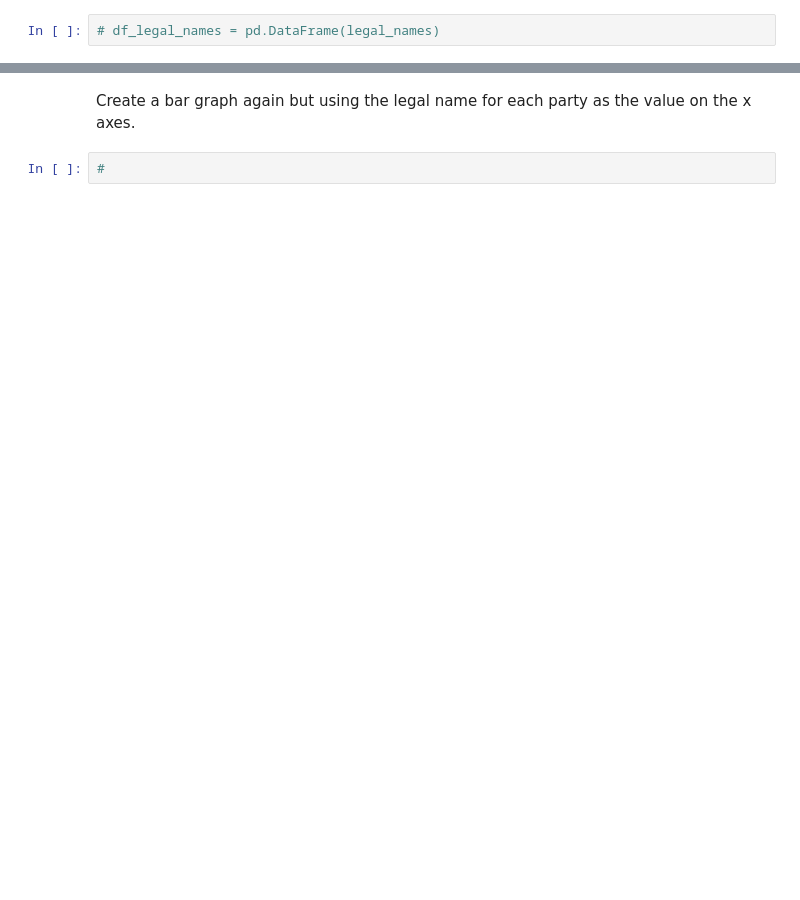
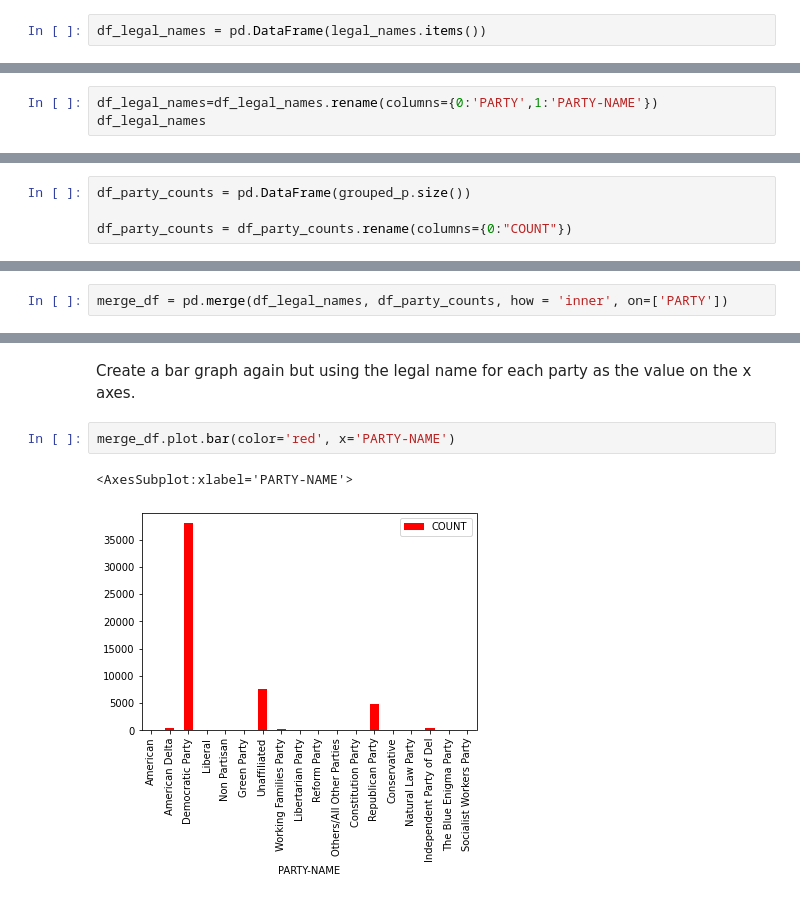
Before and after one commit to kbutalep/DataEngineering.Labs.RegisteredVotersFileWilmingtonDE, a Jupyter notebook: wilmington_de_registered_voters.ipynb, the cells around one changed output, grey strips where cells are left out. Drawn from its saved outputs; the diff is of its cells as text; blank space fills up the shorter version.

```diff
--- a/wilmington_de_registered_voters.ipynb
+++ b/wilmington_de_registered_voters.ipynb
@@ -145,2 +188,2 @@ Using the data from the documentation, create a Pandas DataFrame that contains t
 # %%
-# df_legal_names = pd.DataFrame(legal_names)
+df_legal_names = pd.DataFrame(legal_names.items())
@@ -148,0 +210,3 @@ Using the data from the documentation, create a Pandas DataFrame that contains t
+# %%
+df_legal_names=df_legal_names.rename(columns={0:'PARTY',1:'PARTY-NAME'})
+df_legal_names
@@ -154,0 +233,4 @@ Create a Pandas DataFrame that contains the Party code and the corresponding num
+# %%
+df_party_counts = pd.DataFrame(grouped_p.size())
+
+df_party_counts = df_party_counts.rename(columns={0:"COUNT"})
@@ -160,0 +260,2 @@ Merge the two DataFrames.
+# %%
+merge_df = pd.merge(df_legal_names, df_party_counts, how = 'inner', on=['PARTY'])
@@ -161,4 +282,7 @@ Merge the two DataFrames.
 # %% [markdown]
 Create a bar graph again but using the legal name for each party as the value on the x axes.
-# %%
-#
+# %%
+merge_df.plot.bar(color='red', x='PARTY-NAME')
+# %% [output]
+<AxesSubplot:xlabel='PARTY-NAME'>
+[figure, added]
```
Also changed, not shown: parts of 15 cells of this notebook.
